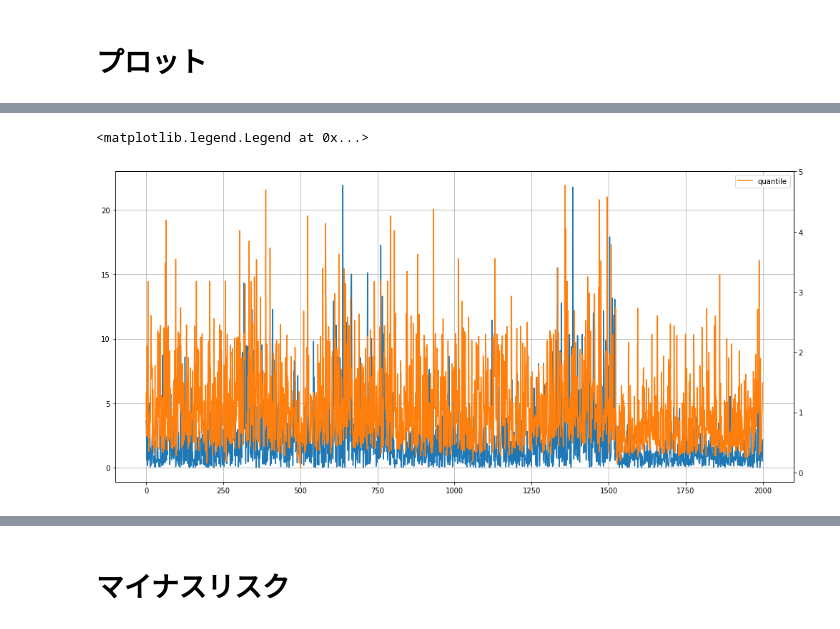
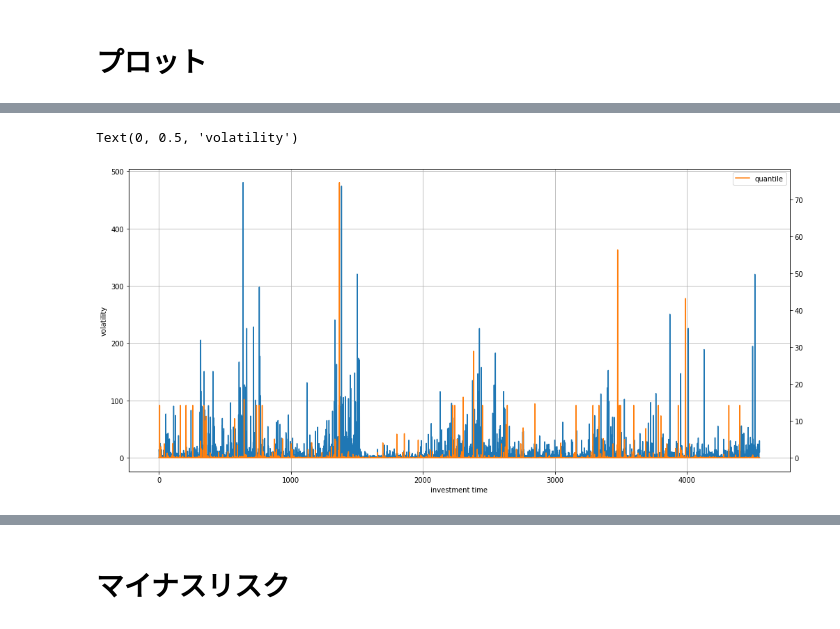
Before and after one commit to ShogoAkiyama/rltorch2, a Jupyter notebook: sentiment/iqn/EDA.ipynb, the cells around one changed output, grey strips where cells are left out. Cells and saved outputs as stored; diff of their text form; code cells hidden in the pictures.

```diff
--- a/sentiment/iqn/EDA.ipynb
+++ b/sentiment/iqn/EDA.ipynb
@@ -527,17 +478,19 @@ n
 # %%
 fig = plt.figure(figsize=(17, 8))
 ax1 = fig.add_subplot(111)
-ln1=ax1.plot(np.abs(rewards[:2000]), 'C0', label='reward')
+ln1=ax1.plot(rewards**2, 'C0', label='reward')
 
 ax2 = ax1.twinx()
-std = np.abs(risk_neutral_q.std(axis=1))
-ln2=ax2.plot(std[:2000], 'C1', label='quantile')
+var = risk_neutral_q.var(axis=1)
+ln2=ax2.plot(var, 'C1', label='quantile')
 
 h1, l1 = ax1.get_legend_handles_labels()
 h2, l2 = ax2.get_legend_handles_labels()
 
 ax1.grid(True)
 plt.legend()
+ax1.set_xlabel('investment time')
+ax1.set_ylabel('volatility')
 # %% [output]
-<matplotlib.legend.Legend at 0x...>
+Text(0, 0.5, 'volatility')
-[figure, old version]
+[figure, new version]
```
Also changed, not shown: parts of 62 cells of this notebook, 9 other files.
